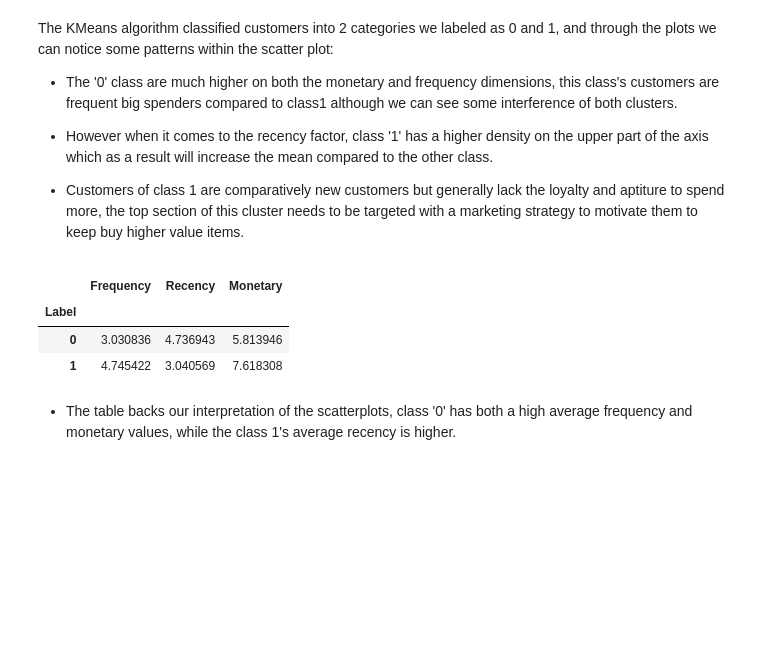
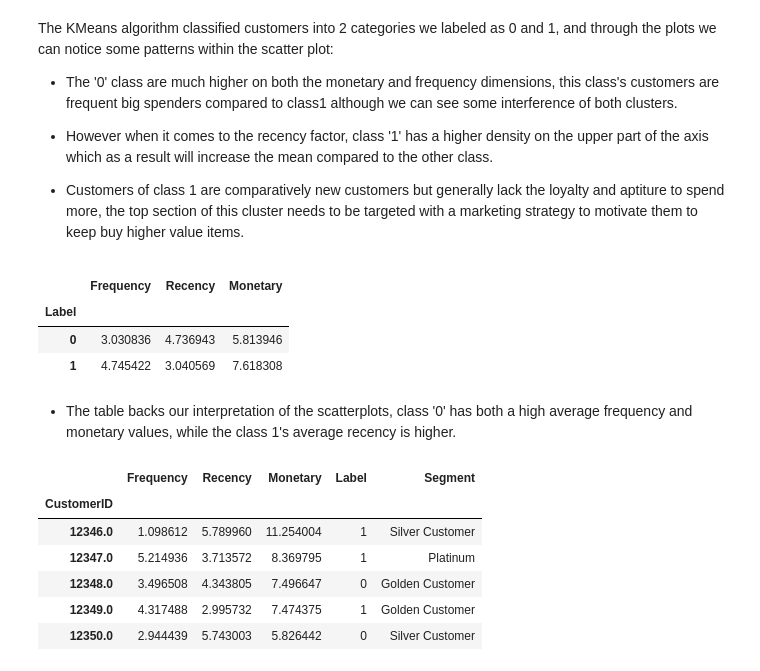
Before and after one commit to HakimFerch/Online-Retail-Customer-Segmentation, a Jupyter notebook: retail clustering project.ipynb, the cells around one changed output. Drawn from its saved outputs; the diff is of its cells as text; code cells hidden in the pictures; blank space fills up the shorter version.

```diff
--- a/retail clustering project.ipynb
+++ b/retail clustering project.ipynb
@@ -644,3 +644,13 @@ unskewed_log_rfm.groupby(['Label'])[['Frequency','Recency','Monetary']].mean()
 | 1 | 4.745422 | 3.040569 | 7.618308 |
 # %% [markdown]
 * The table backs our interpretation of the scatterplots, class '0' has both a high average frequency and monetary values, while the class 1's average recency is higher.
+# %%
+unskewed_log_rfm.head()
+# %% [output]
+|  | Frequency | Recency | Monetary | Label | Segment |
+| CustomerID |  |  |  |  |  |
+| 12346.0 | 1.098612 | 5.789960 | 11.254004 | 1 | Silver Customer |
+| 12347.0 | 5.214936 | 3.713572 | 8.369795 | 1 | Platinum |
+| 12348.0 | 3.496508 | 4.343805 | 7.496647 | 0 | Golden Customer |
+| 12349.0 | 4.317488 | 2.995732 | 7.474375 | 1 | Golden Customer |
+| 12350.0 | 2.944439 | 5.743003 | 5.826442 | 0 | Silver Customer |
```
Also changed, not shown: parts of 3 cells of this notebook.
